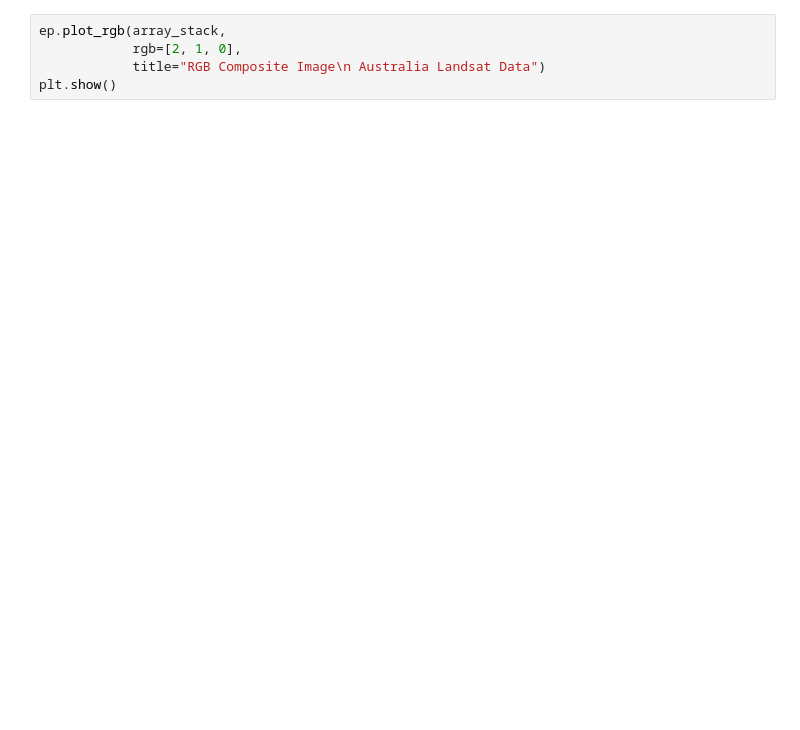
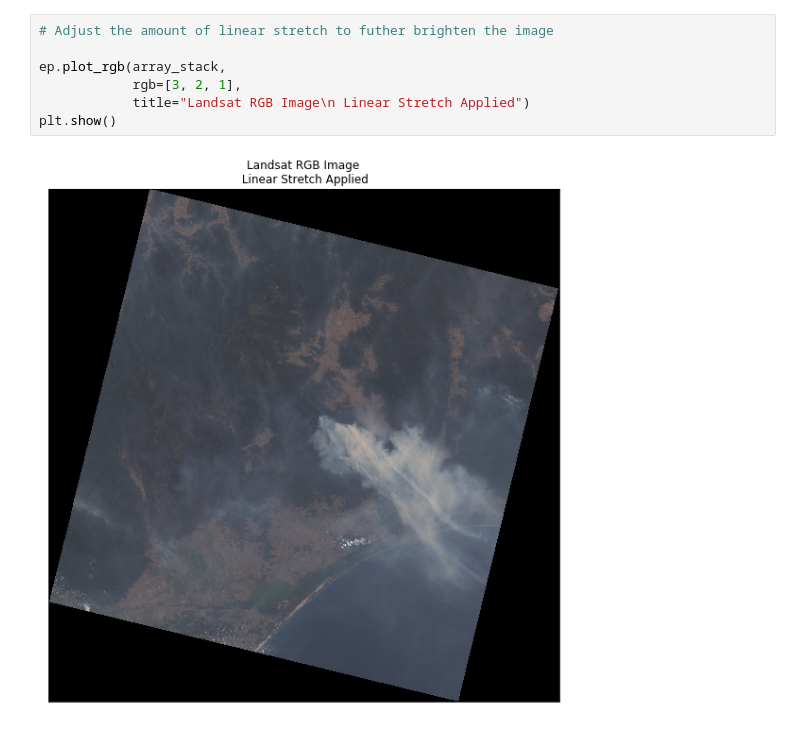
Before and after one commit to fireDetectionPrj/fireDetectionTeam, a Jupyter notebook: Fire Detection Project.ipynb, the cells around one changed output. Drawn from its saved outputs; the diff is of its cells as text; blank space fills up the shorter version.

```diff
--- a/Fire Detection Project.ipynb
+++ b/Fire Detection Project.ipynb
@@ -29,7 +75,11 @@ plt.show()
 # %%
+# Adjust the amount of linear stretch to futher brighten the image
+
 ep.plot_rgb(array_stack,
-            rgb=[2, 1, 0],
-            title="RGB Composite Image\n Australia Landsat Data")
+            rgb=[3, 2, 1],
+            title="Landsat RGB Image\n Linear Stretch Applied")
 plt.show()
+# %% [output]
+[figure, added]
 # %%
 ep.hist(array_stack,
```
Also changed, not shown: parts of 20 cells of this notebook.
